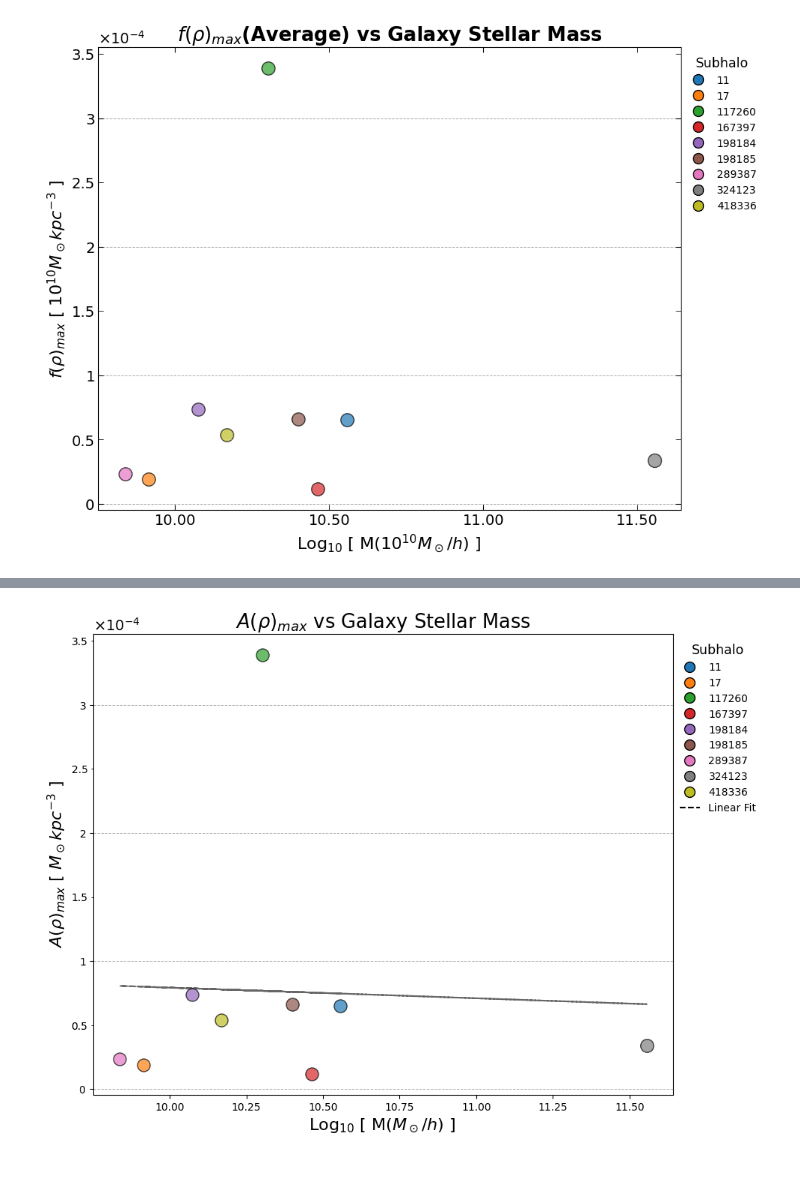
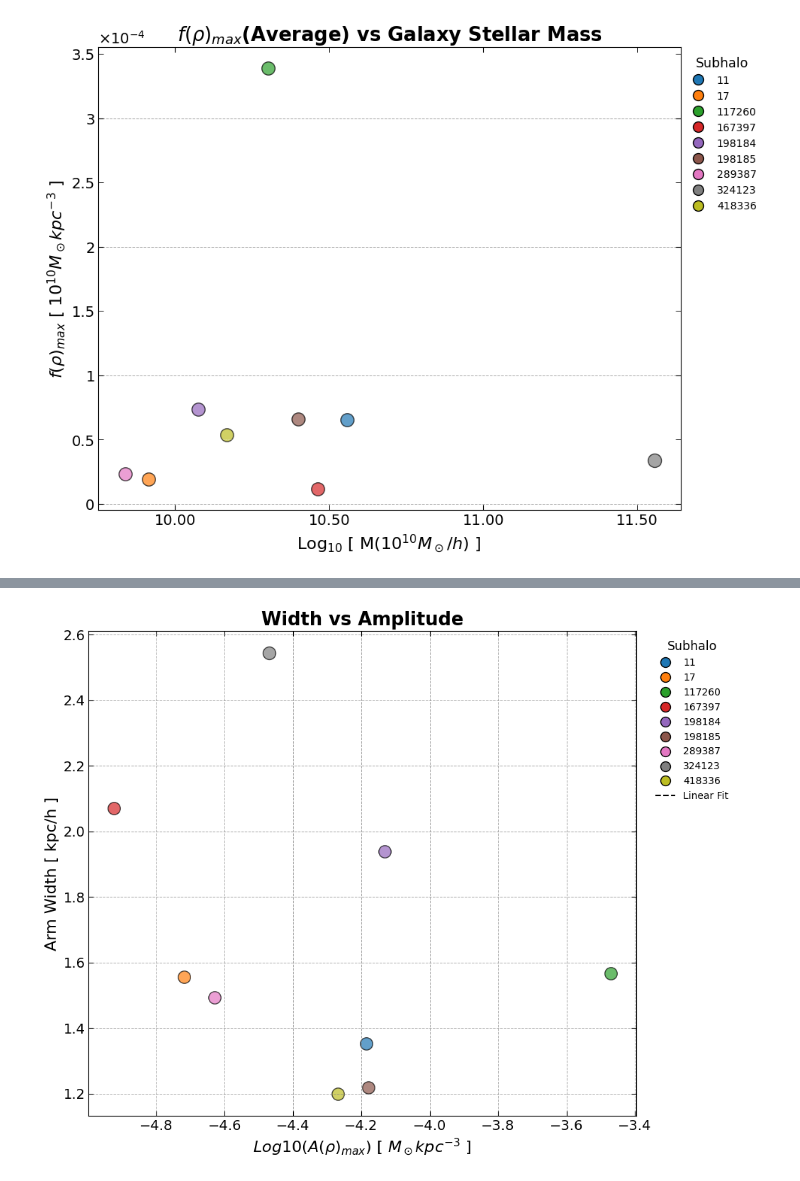
Before and after one commit to danielhcertuche/SpiralStructure_IllustrisTNG50, a Jupyter notebook: NOTEBOOKS/03_analysis_params-Seaborn.ipynb, the cells around one changed output, grey strips where cells are left out. Cells and saved outputs as stored; diff of their text form; code cells hidden in the pictures.

```diff
--- a/NOTEBOOKS/03_analysis_params-Seaborn.ipynb
+++ b/NOTEBOOKS/03_analysis_params-Seaborn.ipynb
@@ -1354,71 +2418,69 @@ from sklearn.linear_model import LinearRegression
 from matplotlib.lines import Line2D
 import matplotlib.ticker as ticker
 
-# Extraer datos para el ajuste lineal
-X = average_data['logmass4'].values.reshape(-1, 1)  # Reshape para sklearn
-y = average_data['y_max'].values
+# Calcular los promedios para cada subhalo
+average_data = correlation_data.groupby('halo_id').mean().reset_index()
 
-# Crear el modelo lineal y ajustar
-linear_model = LinearRegression()
-linear_model.fit(X, y)
-y_pred = linear_model.predict(X)
+# Colores personalizados (azules y naranjas, evitando verdes y amarillos fosforescentes)
+custom_colors = ["#1f77b4", "#ff7f0e", "#2ca02c", "#d62728", "#9467bd", "#8c564b", "#e377c2", "#7f7f7f", "#bcbd22"]
+subhalo_ids = average_data['halo_id'].unique()
 
 # Configuración de la figura
 plt.figure(figsize=(10, 8))
-plt.style.use('default')  # Usamos el estilo predeterminado de matplotlib para simplicidad
+plt.style.use('default')  # Estilo predeterminado de matplotlib
 
-def divide_by_minus_4(x, pos):
-    return f"{x * 1e4:.1f}"  # Multiplica por 10^4 y convierte a decimal con 1 cifra
-
-# Gráfico: Width vs Mass (solo puntos promedio)
+# Gráfico: Width vs Amplitude
 for idx, row in enumerate(average_data.iterrows()):
     # Escala de tamaño usando logmass para visualizar diferencias pequeñas
-    size = np.log10(row[1]['logmass4']) * 150  # Ajuste para que las diferencias de tamaño se noten
-    plt.scatter(row[1]['logmass4'], row[1]['y_max'], s=size, color=custom_colors[idx % len(custom_colors)], alpha=0.7, edgecolor='k')
+    size = np.log10(row[1]['logmass']) * 150  # Ajuste para que las diferencias de tamaño se noten
+    plt.scatter(np.log10(row[1]['y_max']), row[1]['width'], s=size,
+                color=custom_colors[idx % len(custom_colors)], alpha=0.7, edgecolor='k')
 
-# Graficar la línea de ajuste lineal
-plt.plot(average_data['logmass4'], y_pred, color='black', linestyle='--', linewidth=1.5, alpha=0.6, label='Linear Fit')
+# Ajuste lineal
+X = np.log10(average_data['y_max'].values.reshape(-1, 1))  # Eje x: Amplitude (y_max)
+y = average_data['width'].values                # Eje y: Width
+
+
+
+# Agregar el ajuste lineal al gráfico
+#plt.plot(average_data['y_max'], y_pred, color='black', linestyle='--', linewidth=1.5, alpha=0.6, label='Linear Fit')
 
 # Leyenda personalizada
 legend_elements = [
     Line2D([0], [0], marker='o', color='w', label=f"{int(subhalo_id)}",
            markerfacecolor=custom_colors[idx % len(custom_colors)], markersize=10, markeredgecolor='k')
     for idx, subhalo_id in enumerate(subhalo_ids)
 ]
-legend_elements.append(Line2D([0], [0], color='black', linestyle='--', label='Linear Fit'))  # Agregar línea de ajuste a la leyenda
-plt.legend(handles=legend_elements, title="Subhalo", bbox_to_anchor=(0.995, 1), loc='upper left',
-           title_fontsize=12.5, fontsize=10, frameon=False)
+plt.legend(handles=legend_elements + [Line2D([0], [0], color='black', linestyle='--', label='Linear Fit')],
+           title="Subhalo", bbox_to_anchor=(1.02, 1), loc='upper left', title_fontsize=12.5, fontsize=10, frameon=False)
 
 # Etiquetas del gráfico y título con tamaño adecuado
-plt.title(r"$A(\rho)_{max}$ vs Galaxy Stellar Mass", fontsize=18.5)
-plt.xlabel(r"Log$_{10}$ [ M($M_\odot/h) $ ] ", fontsize=16)
-plt.ylabel(r"$A(\rho)_{max}$ [ $ M_\odot kpc^{-3}$ ]", fontsize=16)
+plt.title("Width vs Amplitude", fontsize=18.5, weight='bold')
+plt.xlabel(r"$Log10(A(\rho)_{max})$ [ $ M_\odot kpc^{-3}$ ]", fontsize=16)
+plt.ylabel(r"Arm Width [ kpc/h ]", fontsize=16)
+
+# Mostrar bordes y ticks en los cuatro lados
+plt.tick_params(axis='both', which='both', direction='in', top=True, right=True, labelsize=14, length=5)
 
 # Configuración de ticks en los ejes x e y
-                           # Ajustar tamaño de la notación científica
-#plt.gca().xaxis.grid(True, which="major", color='gray', linestyle='--', linewidth=0.78, alpha=0.78)
+# Cuadrícula
+plt.gca().xaxis.grid(True, which="major", color='gray', linestyle='--', linewidth=0.68, alpha=0.68)
+plt.gca().xaxis.grid(True, which="minor", color='white', linestyle='--', linewidth=0.45, alpha=0.45)
+ax.xaxis.set_major_locator(ticker.MultipleLocator(0.0001))  # Ticks mayores en el eje Y
+ax.xaxis.set_major_formatter(ticker.ScalarFormatter(useMathText=True))  # Formato científico
+ax.ticklabel_format(axis='x', style='scientific', scilimits=(0, 0))  # Forzar notación científica en el eje Y
+ax.xaxis.get_offset_text().set_fontsize(14)  # Ajustar tamaño de la notación científica
+
+# Configuración de la cuadrícula en los ticks mayores e intermedios de forma independiente
 plt.gca().yaxis.grid(True, which="major", color='gray', linestyle='--', linewidth=0.68, alpha=0.68)
-
-# Cuadrícula en ticks menores (11.5, 12.5, ...) con otro color y estilo
-#plt.gca().xaxis.grid(True, which="minor", color='white', linestyle='--', linewidth=0.55, alpha=0.55)
 plt.gca().yaxis.grid(True, which="minor", color='white', linestyle='--', linewidth=0.45, alpha=0.45)
 
 # Asegurar que se muestren las etiquetas de los ticks menores en los ejes x e y
-plt.gca().xaxis.set_minor_formatter(ticker.FormatStrFormatter('%.2f'))
-plt.gca().xaxis.set_major_formatter(ticker.FormatStrFormatter('%.2f'))
-
-plt.gca().yaxis.set_minor_formatter(ticker.FuncFormatter(divide_by_minus_4))
-plt.gca().yaxis.set_major_formatter(ticker.FormatStrFormatter('%.2f'))
-
-# Configuración del eje Y con notación científica
-ax = plt.gca()
-ax.yaxis.set_major_locator(ticker.MultipleLocator(0.0001))  # Ticks mayores en el eje Y
-ax.yaxis.set_minor_locator(ticker.MultipleLocator(0.00005))  # Ticks menores en el eje Y
-ax.yaxis.set_major_formatter(ticker.ScalarFormatter(useMathText=True))  # Formato científico
-ax.ticklabel_format(axis='y', style='scientific', scilimits=(0, 0))  # Forzar notación científica en el eje Y
-ax.yaxis.get_offset_text().set_fontsize(14)  # Ajustar tamaño de la notación científica
+plt.gca().xaxis.set_minor_formatter(ticker.FormatStrFormatter('%.1f'))
+plt.gca().yaxis.set_minor_formatter(ticker.FormatStrFormatter('%.1f'))
 
 # Mostrar gráfico
+plt.tight_layout()  # Asegurar que no se corten las etiquetas
 plt.show()
 # %% [output]
-[figure, old version]
+[figure, new version]
```
Also changed, not shown: parts of 22 cells of this notebook, 1 other file.
